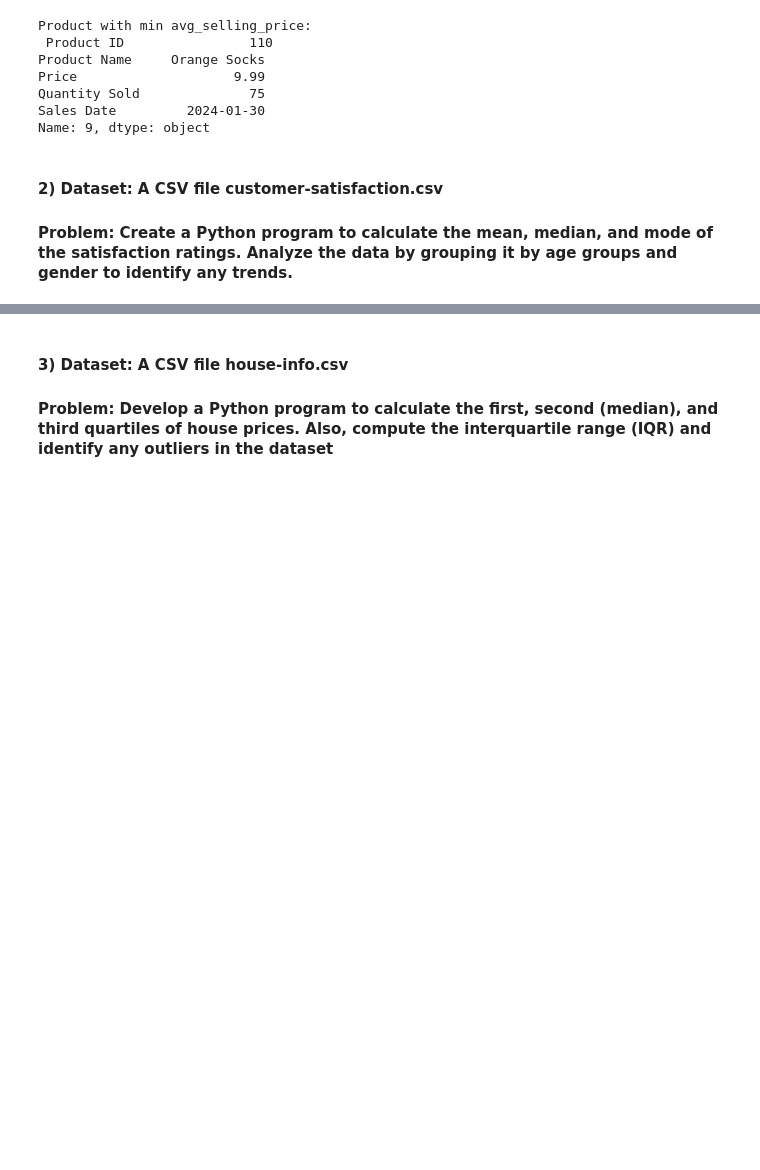
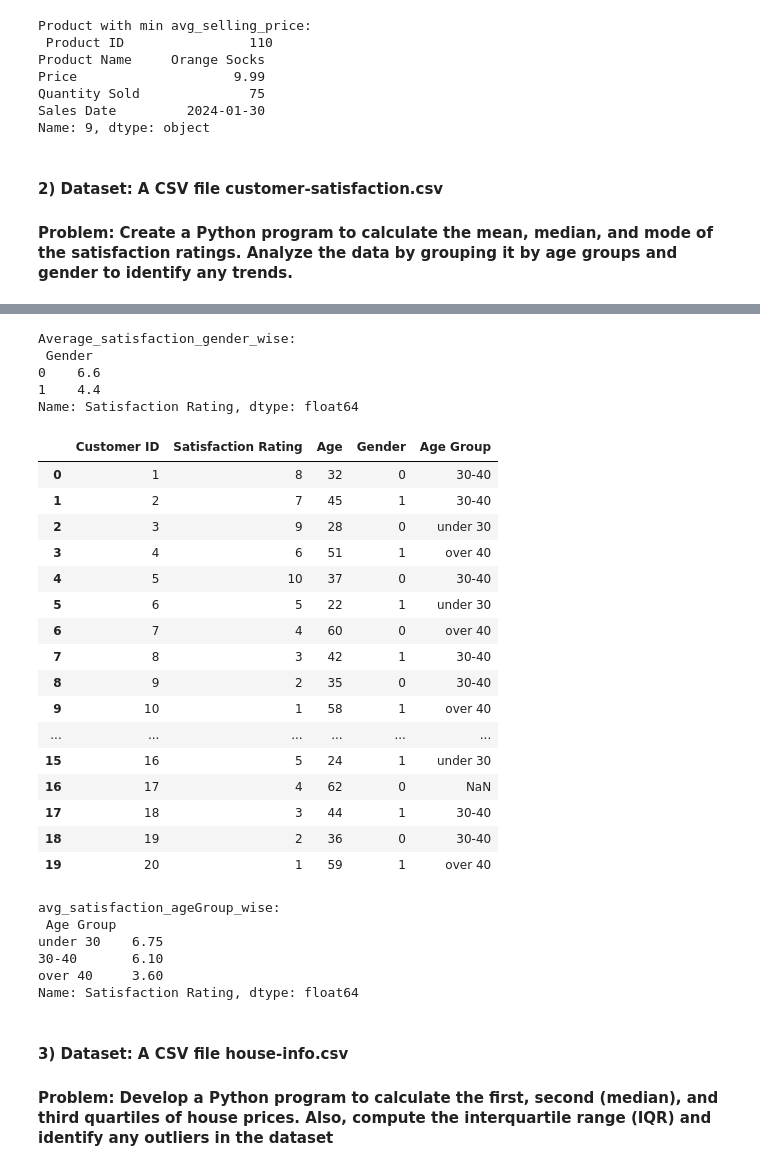
Before and after one commit to snehal-sapkale/python_assignment5, a Jupyter notebook: Assignment_5_ans.ipynb, the cells around one changed output, grey strips where cells are left out. Saved outputs shown, nothing was run; the diff lists cells and outputs as text; code cells hidden in the pictures; blank space fills up the shorter version.

```diff
--- a/Assignment_5_ans.ipynb
+++ b/Assignment_5_ans.ipynb
@@ -98,3 +135,45 @@ FileNotFoundError: [Errno 2] No such file or directory: 'datasets//customer-sati
+# %%
+avg_satisfaction_gender_wise = df.groupby('Gender')['Satisfaction Rating'].mean()
+
+print("Average_satisfaction_gender_wise: \n", avg_satisfaction_gender_wise)
+# %% [output]
+Average_satisfaction_gender_wise:
+ Gender
+0    6.6
+1    4.4
+Name: Satisfaction Rating, dtype: float64
+# %%
+df['Age Group'] = pd.cut(df.Age, bins=[20, 30, 50, 60], right=True, labels=['under 30', '30-40', 'over 40'])
+df
+# %% [output]
+|  | Customer ID | Satisfaction Rating | Age | Gender | Age Group |
+| 0 | 1 | 8 | 32 | 0 | 30-40 |
+| 1 | 2 | 7 | 45 | 1 | 30-40 |
+| 2 | 3 | 9 | 28 | 0 | under 30 |
+| 3 | 4 | 6 | 51 | 1 | over 40 |
+| 4 | 5 | 10 | 37 | 0 | 30-40 |
+| 5 | 6 | 5 | 22 | 1 | under 30 |
+| 6 | 7 | 4 | 60 | 0 | over 40 |
+| 7 | 8 | 3 | 42 | 1 | 30-40 |
+| 8 | 9 | 2 | 35 | 0 | 30-40 |
+| 9 | 10 | 1 | 58 | 1 | over 40 |
+| ... | ... | ... | ... | ... | ... |
+| 15 | 16 | 5 | 24 | 1 | under 30 |
+| 16 | 17 | 4 | 62 | 0 | NaN |
+| 17 | 18 | 3 | 44 | 1 | 30-40 |
+| 18 | 19 | 2 | 36 | 0 | 30-40 |
+| 19 | 20 | 1 | 59 | 1 | over 40 |
+# %%
+avg_satisfaction_ageGroup_wise = df.groupby('Age Group')['Satisfaction Rating'].mean()
+
+print("avg_satisfaction_ageGroup_wise: \n", avg_satisfaction_ageGroup_wise)
+# %% [output]
+avg_satisfaction_ageGroup_wise:
+ Age Group
+under 30    6.75
+30-40       6.10
+over 40     3.60
+Name: Satisfaction Rating, dtype: float64
 # %% [markdown]
 #### 3) Dataset: A CSV file house-info.csv
 #### Problem: Develop a Python program to calculate the first, second (median), and third quartiles of house prices. Also, compute the interquartile range (IQR) and identify any outliers in the dataset
```
Also changed, not shown: parts of 3 cells of this notebook.
